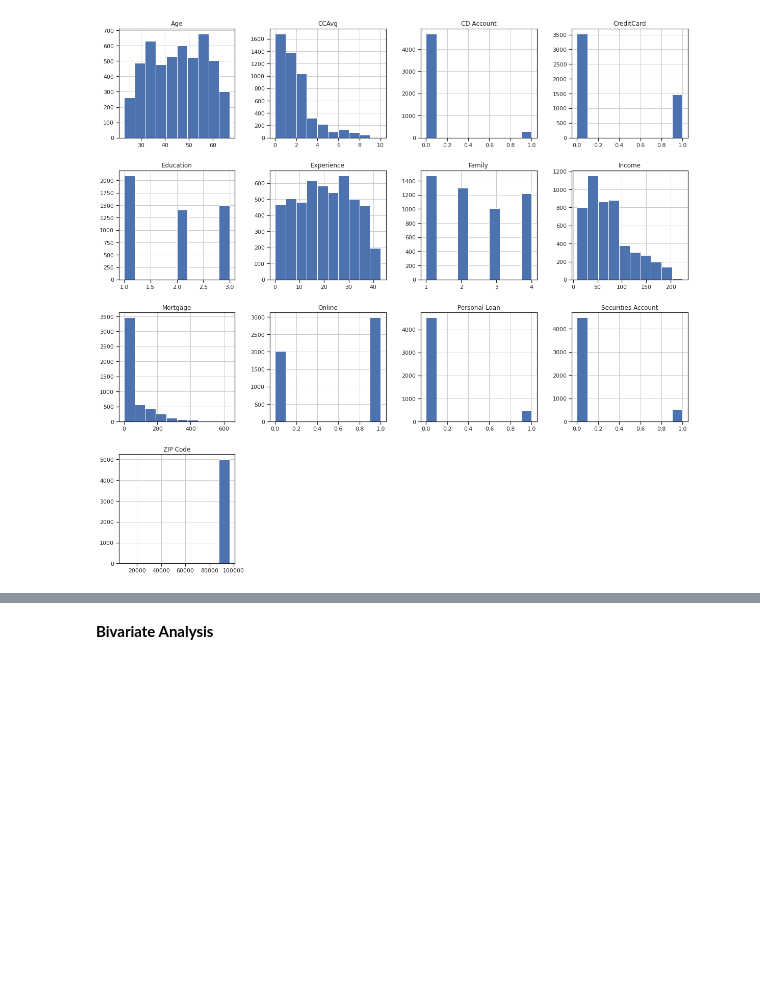
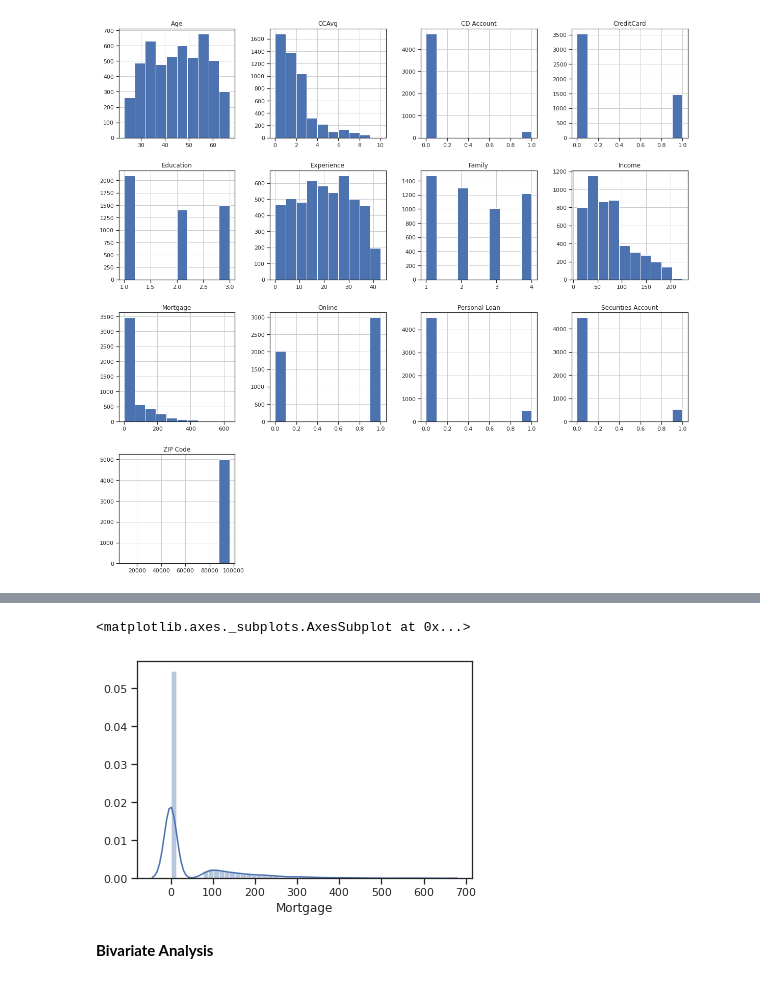
Before and after one commit to abelkmathew/Personal-Bank-loan-Prediction, a Jupyter notebook: ML_PROJECT_INTERNSHIPSTUDIO.ipynb, the cells around one changed output, grey strips where cells are left out. Drawn from its saved outputs; the diff is of its cells as text; code cells hidden in the pictures; blank space fills up the shorter version.

```diff
--- a/ML_PROJECT_INTERNSHIPSTUDIO.ipynb
+++ b/ML_PROJECT_INTERNSHIPSTUDIO.ipynb
@@ -375,3 +386,8 @@ df.hist(stacked=False, figsize=(20,50), layout=(10,4));
+# %%
+sns.distplot(df['Mortgage'])
+# %% [output]
+<matplotlib.axes._subplots.AxesSubplot at 0x...>
+[figure, added]
 # %% [markdown]
 **Bivariate Analysis**
 # %%
```
Also changed, not shown: parts of 130 cells of this notebook.
